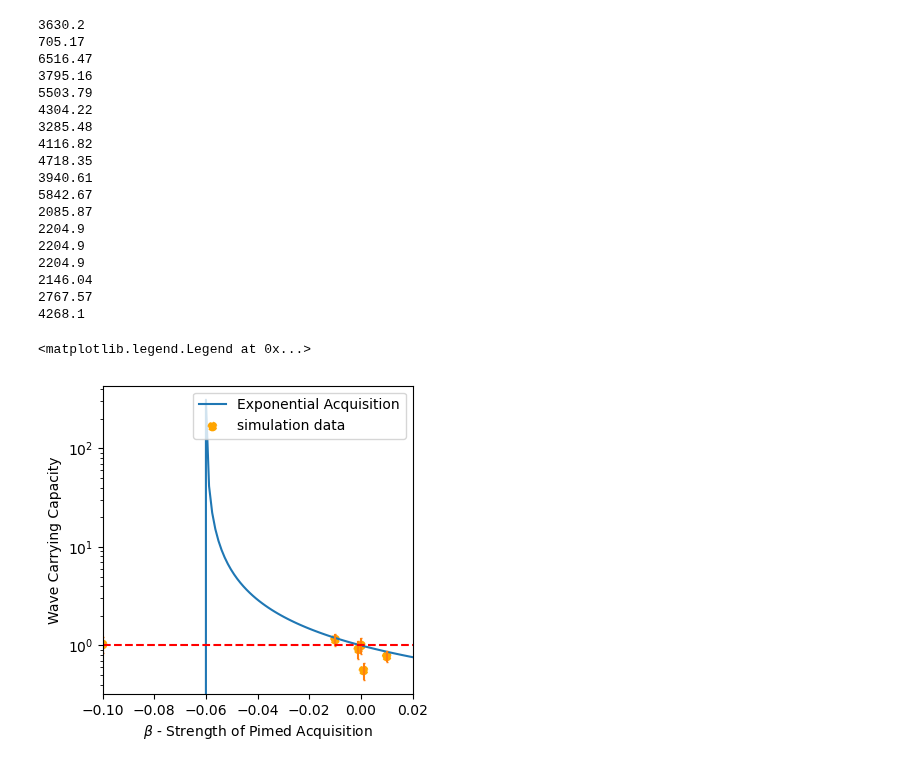
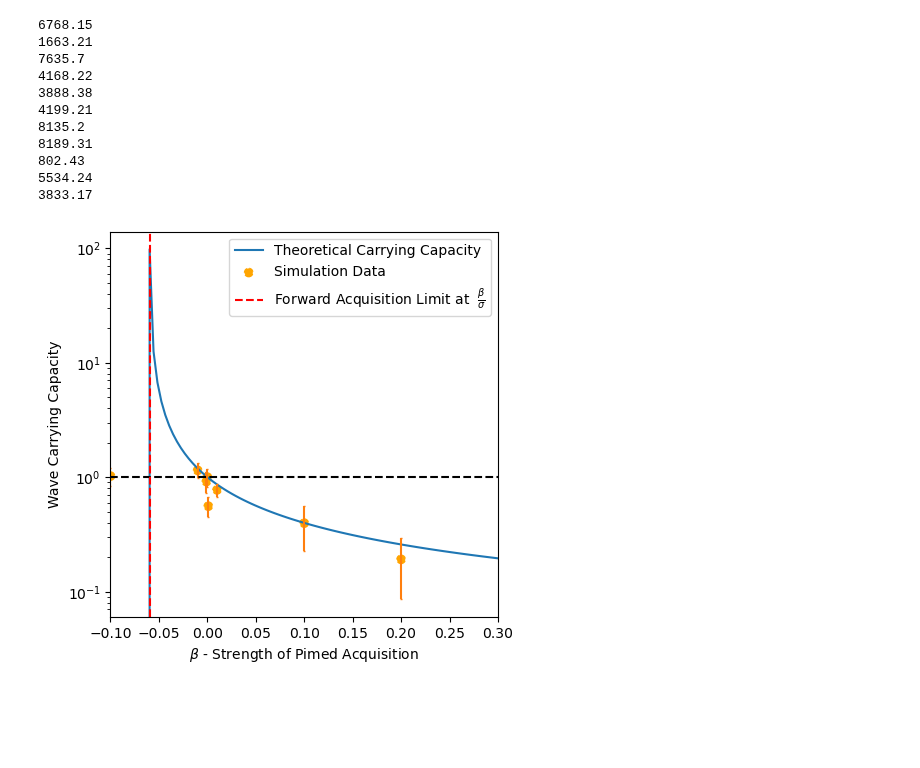
Before and after one commit to zhizhang1445/CRISPR_Sim, a Jupyter notebook: Analysis/globalAnal.ipynb, the cells around one changed output. Saved outputs shown, nothing was run; the diff lists cells and outputs as text; code cells hidden in the pictures; blank space fills up the shorter version.

```diff
--- a/Analysis/globalAnal.ipynb
+++ b/Analysis/globalAnal.ipynb
@@ -15,9 +15,9 @@ import os
 %run ../Scripts/plotVelocity.py
 # %%
 foldername_itr = []
-betas = [-0.001, -0.01, -0.1, 0, 0.001, 0.01,]
-seeds = [0, 1, 2]
+betas = [-0.001, -0.01, -0.2, -0.5,-0.1, 0, 0.2, 0.5, 0.1, 0.001, 0.01,]
+seeds = [0]
 for beta in betas:
     for seed in seeds:
-        foldername = f"../Data_Parallel/beta{beta}_seed{seed}"
+        foldername = f"../Data_Beta_Short/beta{beta}_seed{seed}"
         foldername_itr.append(foldername)
@@ -72,24 +68,17 @@ for foldername in foldername_itr:
 count_beta = count_beta/len(seeds)
 var_count_beta = var_count_beta/len(seeds)
 # %% [output]
-3630.2
-705.17
-6516.47
-3795.16
-5503.79
-4304.22
-3285.48
-4116.82
-4718.35
-3940.61
-5842.67
-2085.87
-2204.9
-2204.9
-2204.9
-2146.04
-2767.57
-4268.1
+6768.15
+1663.21
+7635.7
+4168.22
+3888.38
+4199.21
+8135.2
+8189.31
+802.43
+5534.24
+3833.17
 # %%
 def pi_exponent(beta):
     ratio = 0.1
@@ -102,6 +91,7 @@ def ratio_exponent(beta):
     R = 20
     return 1/(np.power(R, 1/M)*(pi_exponent(beta)-1)+1)
 # %%
-count_beta_normalized = count_beta/count_beta[betas.index(0)]
-var_beta_normalized = var_count_beta/(count_beta[betas.index(0)])
-betas = [-0.001, -0.01, -0.1, 0, 0.001, 0.01,]
+count_beta_normalized2 = count_beta/count_beta[betas.index(0)]
+var_beta_normalized2 = var_count_beta/(count_beta[betas.index(0)])
+betas2 = [-0.001, 0.1, -0.2, -0.5,-0.1, 0, -0.01, 0.5, 0.2, 0.001, 0.01,]
+# betas = [-0.001, 0.1, -0.2, -0.5, 0.1, 0, -0.1, 0.5, 0.2, 0.001, -0.01,]
@@ -112,22 +98,41 @@ var_beta_normalized = np.load('var_beta.npy')
+# %%
+count_beta_normalized = np.load("count_beta.npy")
+var_beta_normalized = np.load("var_beta.npy")
+betas = [-0.001, -0.01, -0.1, 0, 0.001, 0.01,]
+
+index1 = betas2.index(0.2)
+count_beta_normalized = np.append(count_beta_normalized, count_beta_normalized2[index1])
+var_beta_normalized = np.append(var_beta_normalized, var_beta_normalized2[index1])
+
+index1 = betas2.index(0.1)
+count_beta_normalized = np.append(count_beta_normalized, count_beta_normalized2[index1])
+var_beta_normalized = np.append(var_beta_normalized, var_beta_normalized2[index1])
+
+betas = [-0.001, -0.01, -0.1, 0, 0.001, 0.01,0.2, 0.1]
 # %%
-beta_range = np.linspace(-0.1, 0.02, 100)
-plt.figure(figsize = [4, 4])
+beta_range = np.linspace(-0.1, 0.3, 100)
+plt.figure(figsize = [5, 5])
 Y2 = ratio_exponent(beta_range)
 
 plt.xlabel(r"$\beta$ - Strength of Pimed Acquisition")
 plt.ylabel("Wave Carrying Capacity")
-plt.xlim(-0.1, 0.02)
-plt.plot(beta_range, Y2, label = "Exponential Acquisition")
+plt.xlim(-0.1, 0.3)
+plt.plot(beta_range, Y2, label = "Theoretical Carrying Capacity")
 
 plt.errorbar(betas, count_beta_normalized, yerr= var_beta_normalized,
                 linestyle = "None", capsize = 1)
 
-plt.scatter(betas, count_beta_normalized, color = "orange", linestyle = '--', label = "simulation data")
+plt.scatter(betas, count_beta_normalized, color = "orange", linestyle = '--', label = "Simulation Data")
 
-plt.plot(beta_range, np.ones_like(beta_range), linestyle = "--", color = "red")
+plt.plot(beta_range, np.ones_like(beta_range), linestyle = "--", color = "black")
 # plt.vlines(0, min(Y2), max(Y2), linestyle = "--", color = "red")
+
+vertical_line_x = -0.0595  # Adjust the x-coordinate where you want the line
+plt.axvline(x=vertical_line_x, color="red", linestyle="--", label = "Forward Acquisition Limit at  "+r"$\frac{\beta}{\sigma}$")
+
 plt.yscale('log')
 plt.legend()
+
+plt.show()
 # %% [output]
-<matplotlib.legend.Legend at 0x...>
-[figure, old version]
+[figure, new version]
```
Also changed, not shown: parts of 2 cells of this notebook, 11 other files.
